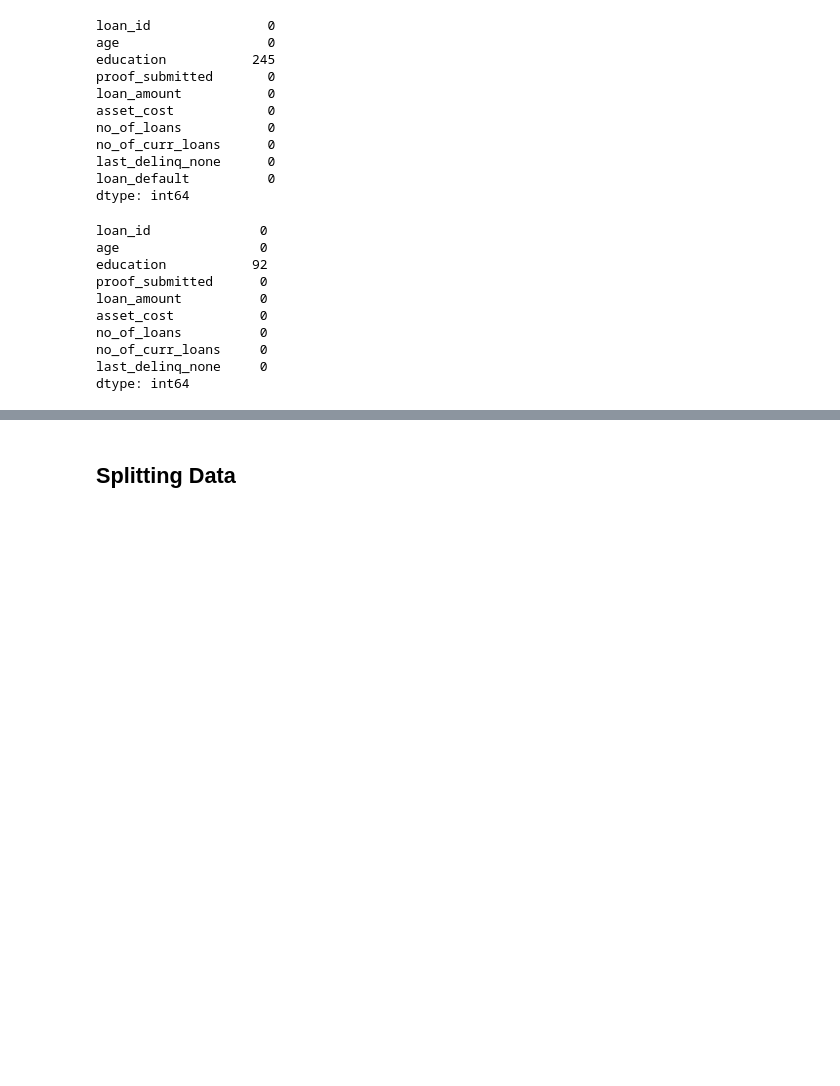
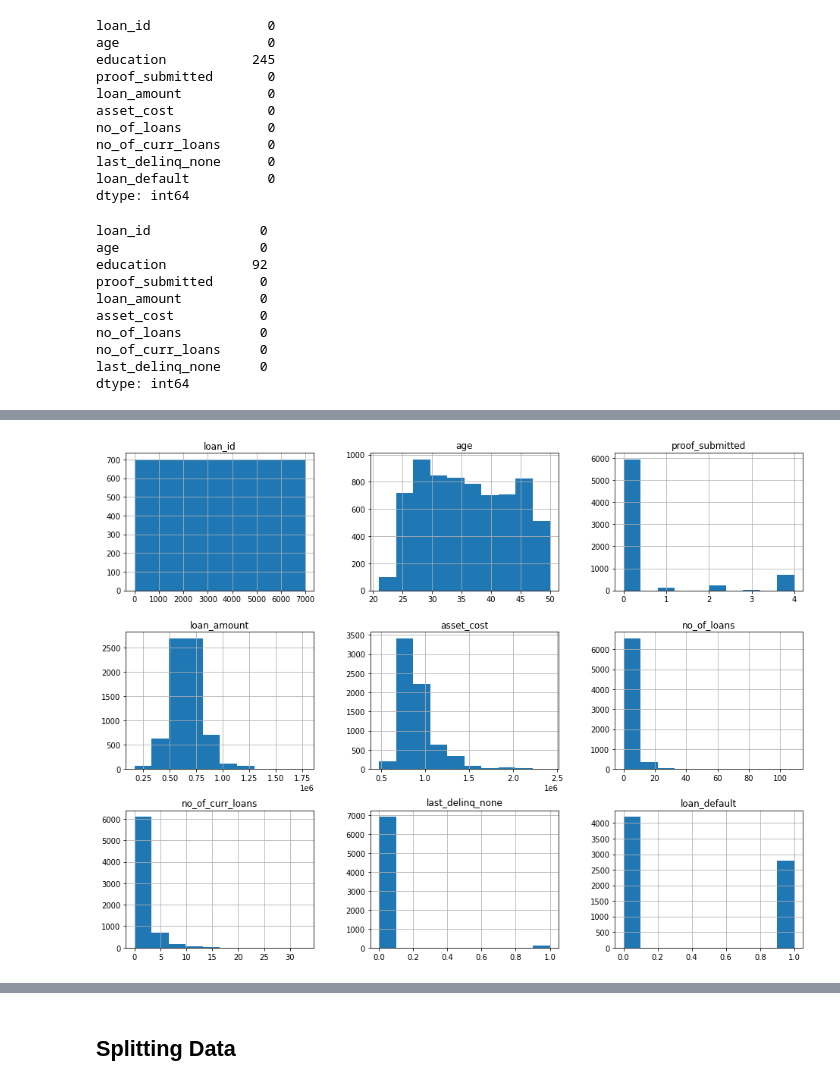
Before and after one commit to despygurl/AV-Loan_def_pred, a Jupyter notebook: Loan_Def_Pred.ipynb, the cells around one changed output, grey strips where cells are left out. Saved outputs shown, nothing was run; the diff lists cells and outputs as text; code cells hidden in the pictures; blank space fills up the shorter version.

```diff
--- a/Loan_Def_Pred.ipynb
+++ b/Loan_Def_Pred.ipynb
@@ -158,3 +180,8 @@ le = LabelEncoder()
 
 df_train['proof_submitted'] = le.fit_transform(df_train['proof_submitted'])
 df_test['proof_submitted'] = le.fit_transform(df_test['proof_submitted'])
+# %%
+df_train.hist(bins=10, figsize=(16,12))
+plt.show()
+# %% [output]
+[figure, added]
```
Also changed, not shown: parts of 12 cells of this notebook.
